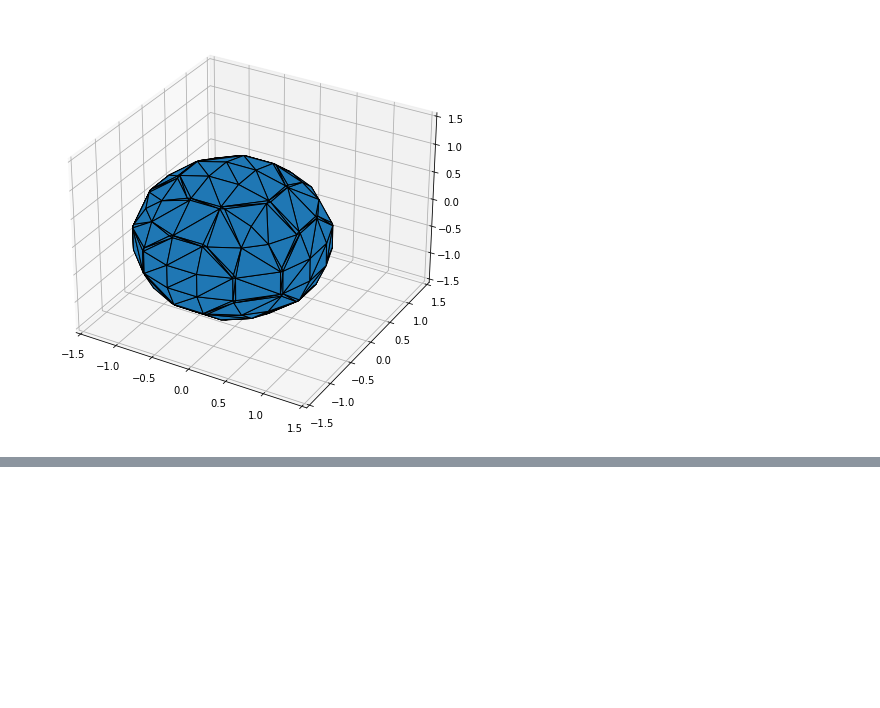
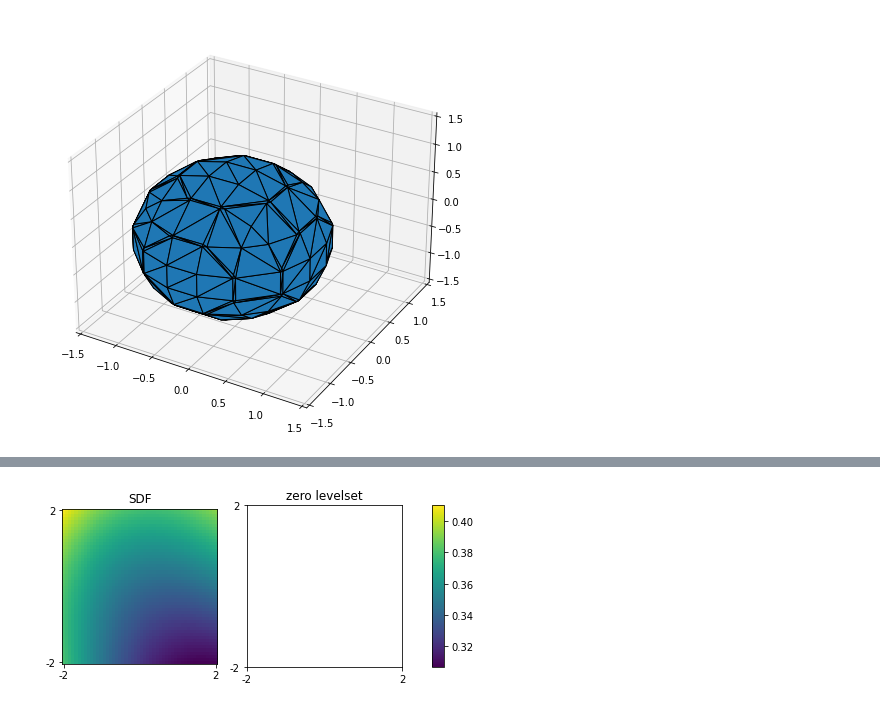
Before and after one commit to niklasschmitz/sdf_jax, a Jupyter notebook: implicit.ipynb, the cells around one changed output, grey strips where cells are left out. Saved outputs shown, nothing was run; the diff lists cells and outputs as text; code cells hidden in the pictures; blank space fills up the shorter version.

```diff
--- a/implicit.ipynb
+++ b/implicit.ipynb
@@ -102,0 +120,6 @@ VBox(children=(Figure(camera=PerspectiveCamera(fov=45.0, position=(0.0, 0.0, 2.0
+# %%
+key = jrandom.PRNGKey(0)
+key, model_key = jrandom.split(key, 2)
+model = eqx.nn.MLP(in_size=2, out_size=1, width_size=100, depth=2,
+                   key=model_key, activation=jax.nn.softplus)
+model
@@ -102,0 +144,4 @@ VBox(children=(Figure(camera=PerspectiveCamera(fov=45.0, position=(0.0, 0.0, 2.0
+# %%
+plot2d(lambda x: model(x)[0], ngrid=50)
+# %% [output]
+[figure, added]
```
Also changed, not shown: parts of 11 cells of this notebook.
